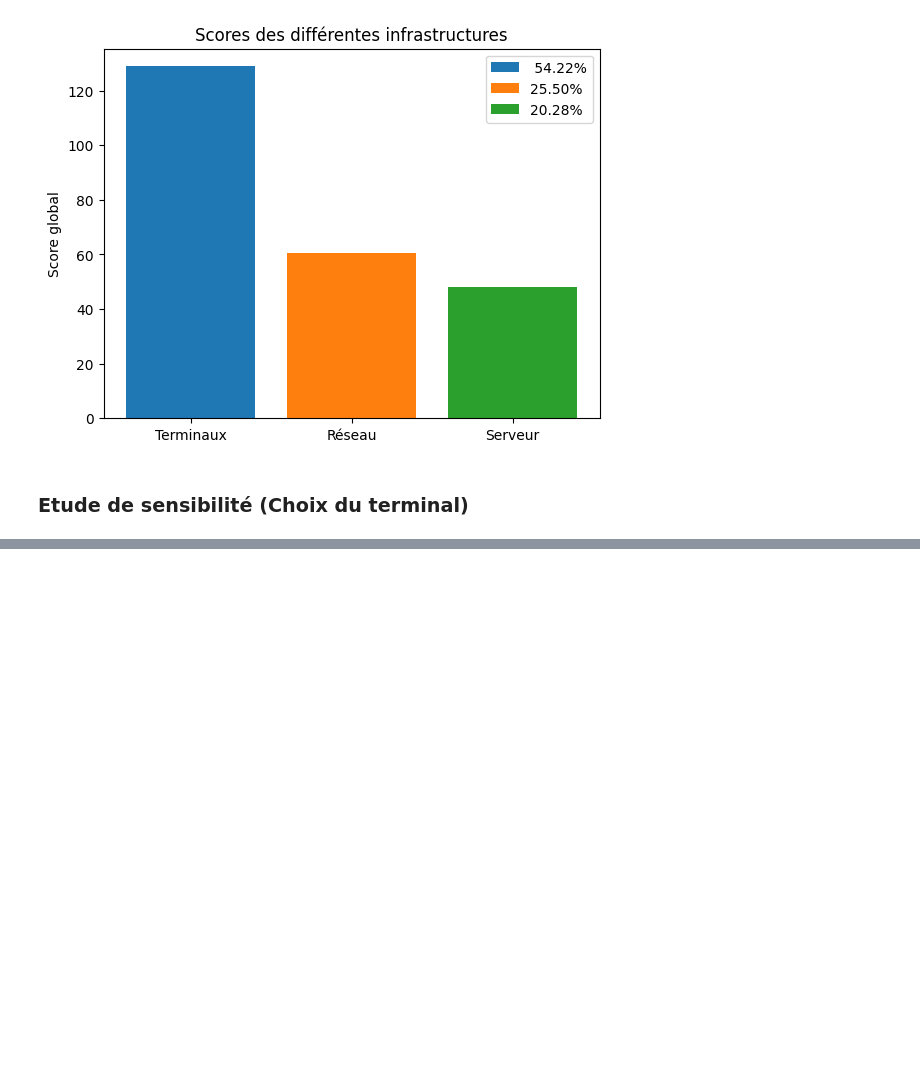
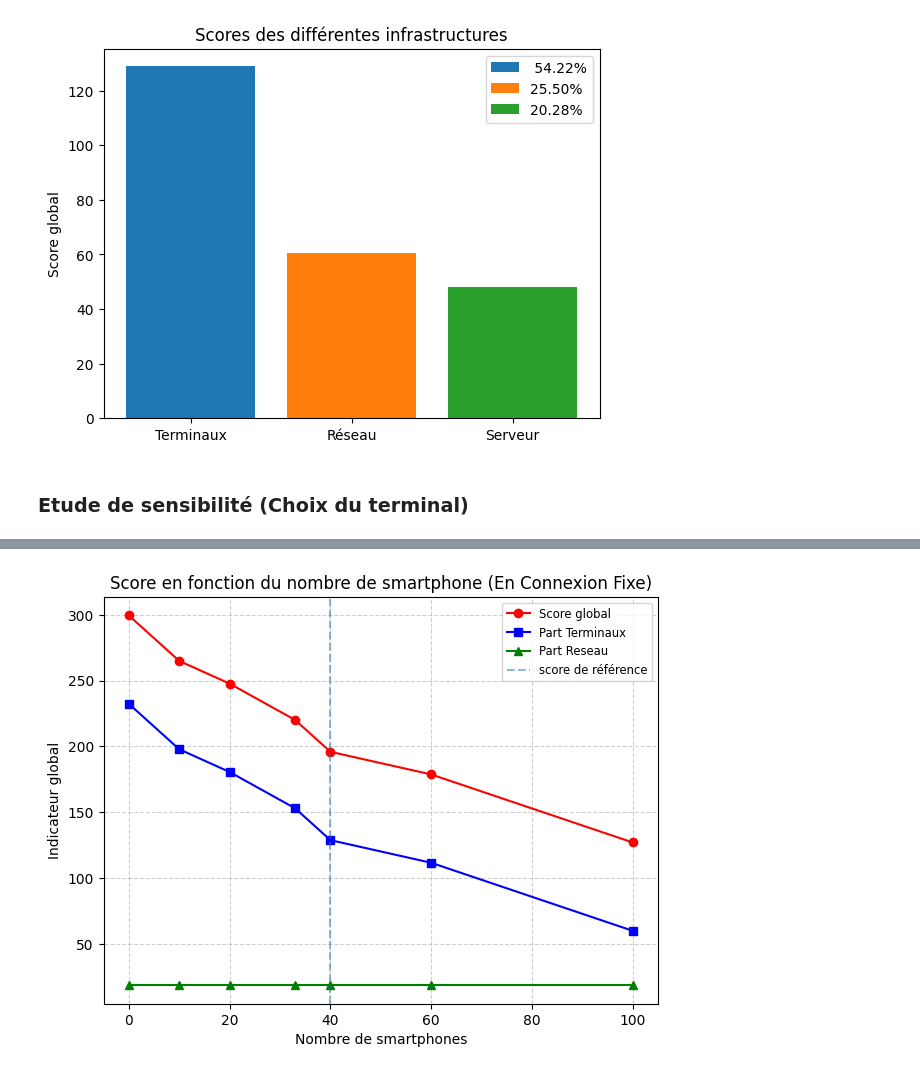
Before and after one commit to Selascode/Acv_project, a Jupyter notebook: Calculs.ipynb, the cells around one changed output, grey strips where cells are left out. Saved outputs shown, nothing was run; the diff lists cells and outputs as text; code cells hidden in the pictures; blank space fills up the shorter version.

```diff
--- a/Calculs.ipynb
+++ b/Calculs.ipynb
@@ -622,0 +739,100 @@ print(f" Score reseau : {score_reseau}")
+# %%
+def analyse_mode_transmission_wifi(qualite='HD') :
+    """
+    Analyse de l'influence de la répartission smartphone/laptop/pc
+    """
+
+    nb_smartphones = [0,10,20,33,40,60,100]
+    nb_lap =[50,50,45,40,40,25,0]
+    scores_total =[]
+    scores_terminal=[]
+    scores_reseau =[]
+
+
+    for i, nb_sm in enumerate(nb_smartphones) :
+        impact = calcul_impact_total_tout_wifi(nb_laptop=nb_lap[i], nb_smartphone=nb_sm)
+
+        score_total,_ = calcul_score_global(impact['total']['gwp'],impact['total']['adpe'],impact['total']['adpf'])
+        score_terminal,_ = calcul_score_global(impact['terminal']['gwp'],impact['terminal']['adpe'],impact['terminal']['adpf'])
+        score_reseau,_ = calcul_score_global(impact['reseau']['gwp'],impact['reseau']['adpe'],impact['reseau']['adpf'])
+
+
+
+        scores_total.append(score_total)
+        scores_terminal.append(score_terminal)
+        scores_reseau.append(score_reseau)
+
+
+
+    plt.plot(nb_smartphones,scores_total,label="Score global",color="red", marker= 'o')
+    plt.plot(nb_smartphones,scores_terminal,label="Part Terminaux", color ="blue", marker="s" )
+    plt.plot(nb_smartphones,scores_reseau,label="Part Reseau",color="green", marker="^")
+    plt.grid(True, linestyle='--', alpha=0.6) # Quadrillage
+    plt.legend(fontsize=11)
+    plt.tight_layout()
+    plt.xlabel("Nombre de smartphones")
+    plt.ylabel("Indicateur global")
+    plt.axvline(x=40,alpha=0.5,label="score de référence",linestyle ='--')
+    plt.legend(fontsize='small')
+    plt.tight_layout()
+    plt.title("Score en fonction du nombre de smartphone (En Connexion Fixe)")
+    plt.show()
+
+    keys = ['gwp', 'adpe', 'adpf']
+
+    x = np.arange(1)
+    largeur = 0.25
+
+    # Couleurs
+    couleur_terminaux = "#3498db" # Bleu
+    couleur_reseau = "#e67e22"    # Orange
+    couleur_serveur = "#27ae60"   # Vert
+
+    fig, axes = plt.subplots(1, 3, figsize=(16, 6))
+
+    # 2. BOUCLE AUTOMATIQUE (Pour remplir les 3 graphiques)
+    for i, ax in enumerate(axes):
+        current_key = keys[i] # ex: 'gwp' au tour 0, 'adpe' au tour 1...
+
+        # Récupération des valeurs correspondantes
+        val_term = impact['terminal'][current_key]
+        val_res  = impact['reseau'][current_key]
+        val_serv = impact['serveur'][current_key]
+
+        # Création des barres
+        # Note : On met le label ici pour que la légende globale le retrouve
+        ax.bar(x - largeur, val_term, width=largeur, color=couleur_terminaux, label='Terminaux')
+        ax.bar(x,           val_res,  width=largeur, color=couleur_reseau,    label='Réseau')
+        ax.bar(x + largeur, val_serv, width=largeur, color=couleur_serveur,   label='Serveur')
+
+        # Titre et Style du sous-graphique
+        ax.set_title(titles[i], fontsize=12, fontweight='bold', pad=10)
+        ax.set_xticks([]) # On enlève les ticks X inutiles
+        ax.grid(axis="y", linestyle="--", alpha=0.4)
+
+        # Petit bonus : Afficher la valeur au dessus de la barre
+        # (Utile car les échelles sont très différentes)
+        for p in ax.patches:
+            height = p.get_height()
+            # On utilise la notation scientifique si le chiffre est très petit (Ressources)
+            fmt = "{:.2e}" if height < 0.01 else "{:.2f}"
+            ax.annotate(fmt.format(height),
+                        xy=(p.get_x() + p.get_width() / 2, height),
+                        xytext=(0, 3),  # 3 points de décalage vertical
+                        textcoords="offset points",
+                        ha='center', va='bottom', fontsize=9)
+
+    # 3. Légende globale et Titre
+    # On récupère les handles/labels du premier graphique pour faire la légende unique
+    handles, labels = axes[0].get_legend_handles_labels()
+    fig.legend(handles, labels, loc="upper center", bbox_to_anchor=(0.5, 0.92), ncol=3, fontsize=12)
+
+    fig.suptitle("Comparaison des impacts environnementaux par poste (connexion fixe)", fontsize=16, y=0.98)
+
+    plt.tight_layout(rect=[0, 0, 1, 0.90]) # Laisse de la place pour le titre et la légende en haut
+    plt.show()
+    print(scores_total[-1])
+
+analyse_mode_transmission_wifi()
+# %% [output]
+[figure, added]
```
Also changed, not shown: parts of 6 cells of this notebook.
